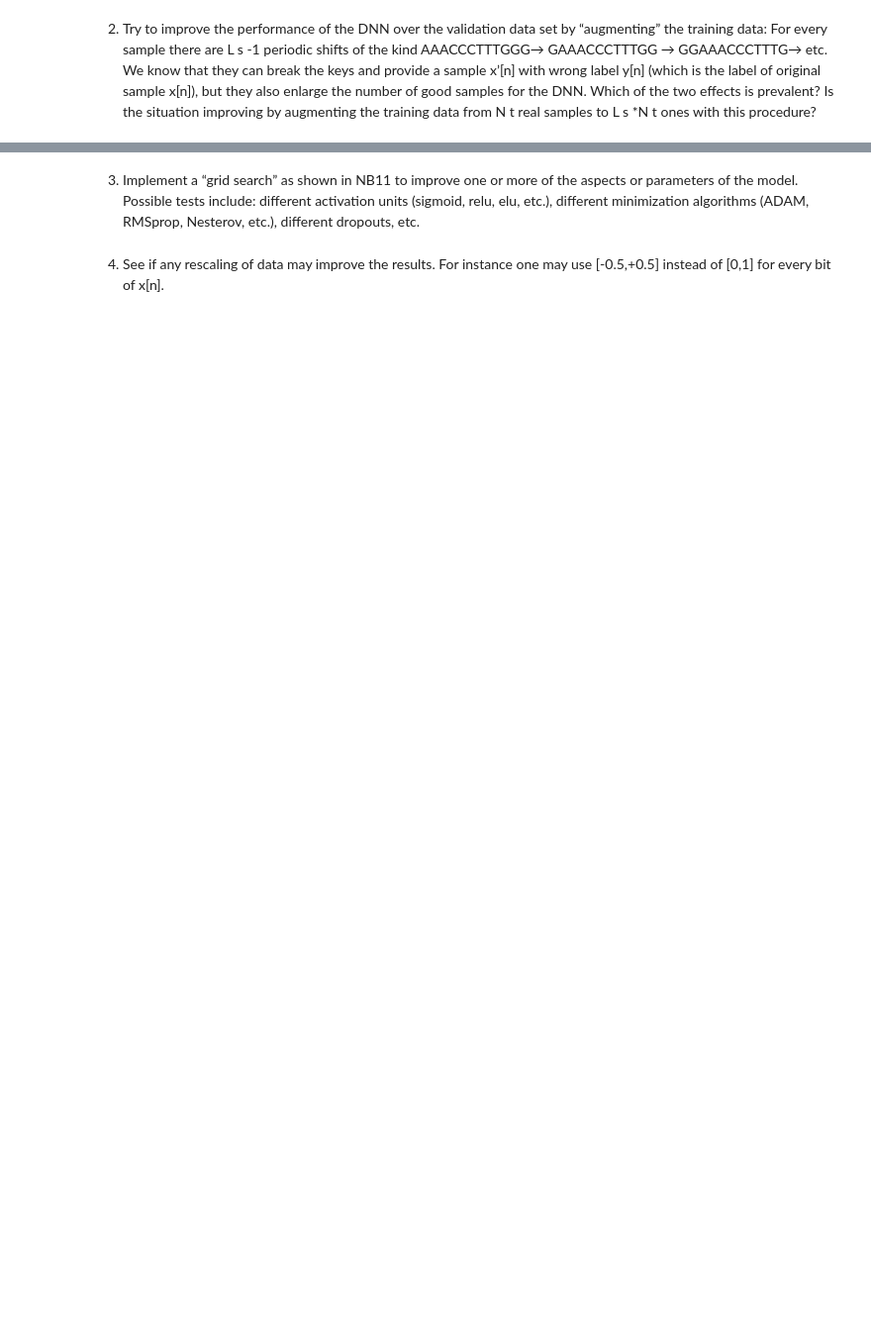
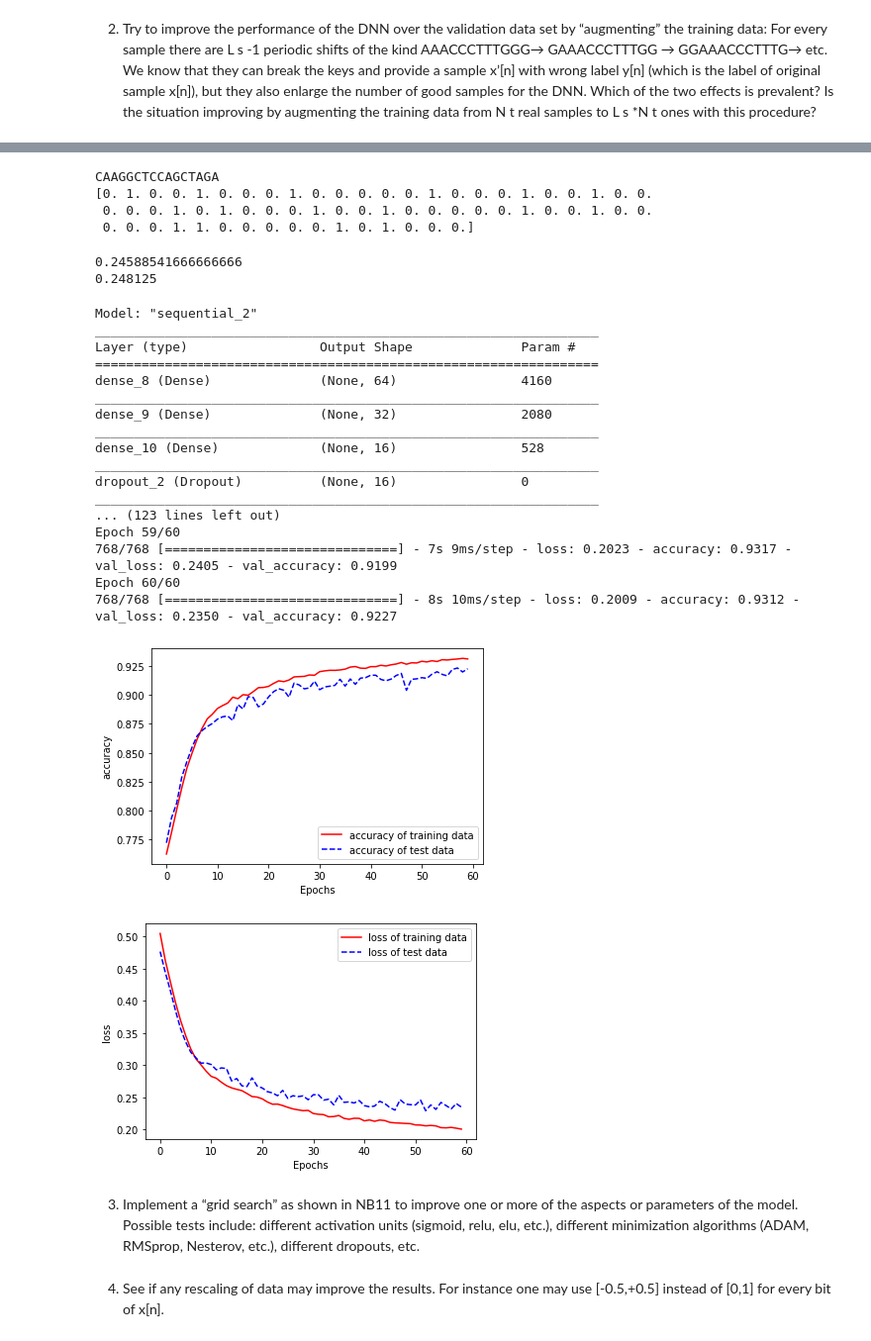
Before and after one commit to drckf/mlreview_notebooks, a Jupyter notebook: jupyter_notebooks/exercises/GitPush_exercise2.ipynb, the cells around one changed output, grey strips where cells are left out. Shown at 99% size. Cells and saved outputs as stored; diff of their text form; code cells hidden in the pictures; blank space fills up the shorter version.

```diff
--- a/jupyter_notebooks/exercises/GitPush_exercise2.ipynb
+++ b/jupyter_notebooks/exercises/GitPush_exercise2.ipynb
@@ -300,3 +372,51 @@ for i in range(16):
+# %%
+y = syy
+x = np.zeros((N,L))
+for n in range(N): #for all the samples
+    for i in range(Ls): # for every character
+        x[n][i*4 + onehc[sxx[n][i]]] = 1
+
+print(sxx[0])
+print(x[0])
+# %% [output]
+CAAGGCTCCAGCTAGA
+[0. 1. 0. 0. 1. 0. 0. 0. 1. 0. 0. 0. 0. 0. 1. 0. 0. 0. 1. 0. 0. 1. 0. 0.
+ 0. 0. 0. 1. 0. 1. 0. 0. 0. 1. 0. 0. 1. 0. 0. 0. 0. 0. 1. 0. 0. 1. 0. 0.
+ 0. 0. 0. 1. 1. 0. 0. 0. 0. 0. 1. 0. 1. 0. 0. 0.]
+# %%
+(x_train, y_train) = (x[:N_train],y[:N_train])
+(x_test, y_test) = (x[N_train:],y[N_train:])
+
+# Check the fraction of datas equal to one
+print(y_train.sum() / N_train)
+print(y_test.sum() / N_test)
+# %% [output]
+0.24588541666666666
+0.248125
+# %%
+#Trainning of the network
+plotmodel(trainmodel(createmodel(L,hidden_layers), opt, x_train, y_train,
+           epochs=60, batch_size=50, validation_data= (x_test, y_test)))
+# %% [output]
+Model: "sequential_2"
+_________________________________________________________________
+Layer (type)                 Output Shape              Param #
+=================================================================
+dense_8 (Dense)              (None, 64)                4160
+_________________________________________________________________
+dense_9 (Dense)              (None, 32)                2080
+_________________________________________________________________
+dense_10 (Dense)             (None, 16)                528
+_________________________________________________________________
+dropout_2 (Dropout)          (None, 16)                0
+_________________________________________________________________
+... (123 lines left out)
+Epoch 59/60
+768/768 [==============================] - 7s 9ms/step - loss: 0.2023 - accuracy: 0.9317 - val_loss: 0.2405 - val_accuracy: 0.9199
+Epoch 60/60
+768/768 [==============================] - 8s 10ms/step - loss: 0.2009 - accuracy: 0.9312 - val_loss: 0.2350 - val_accuracy: 0.9227
+[figure, added]
+[figure, added]
 # %% [markdown]
 3. Implement a “grid search” as shown in NB11 to improve one or more of the aspects or
 parameters of the model. Possible tests include: different activation units (sigmoid, relu, elu,
```
Also changed, not shown: parts of 16 cells of this notebook.
